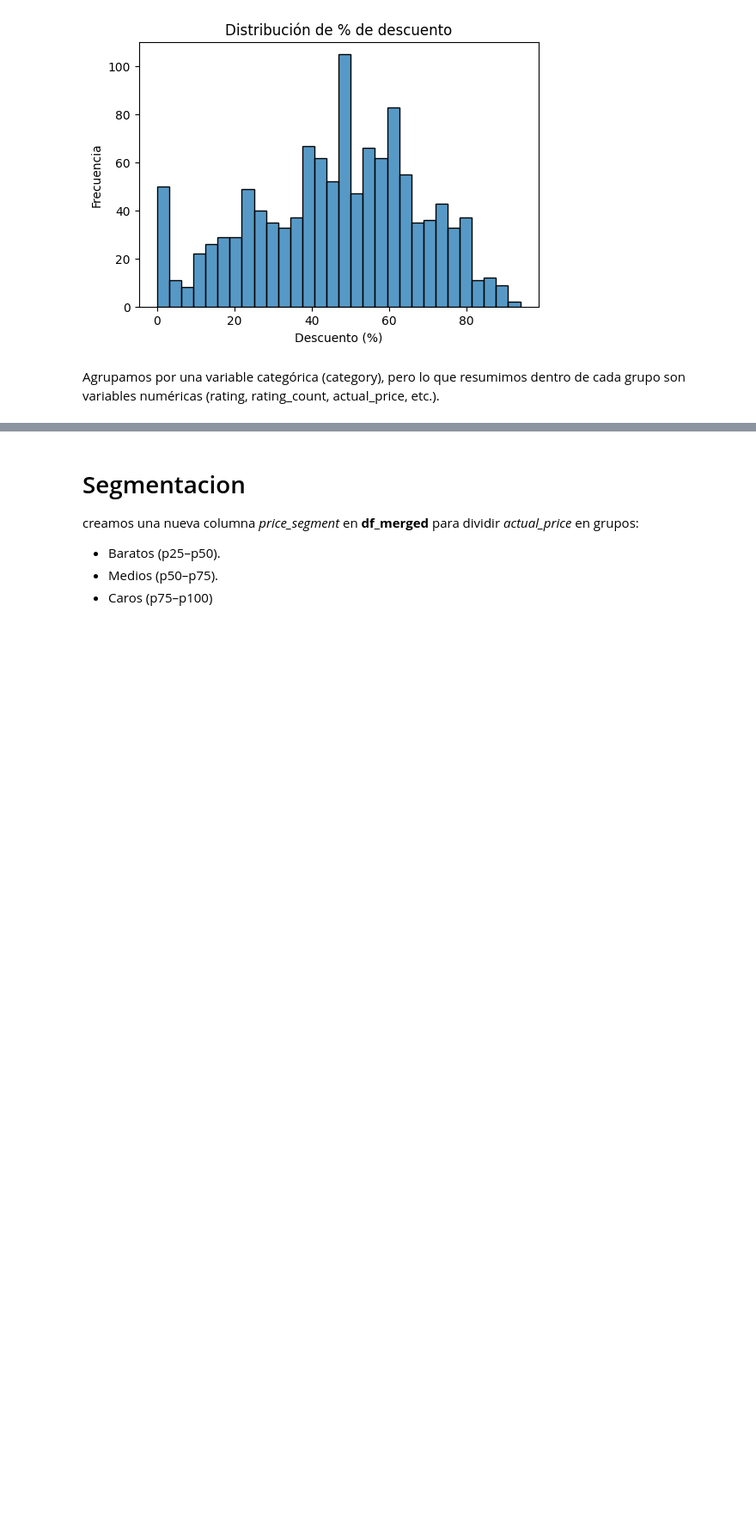
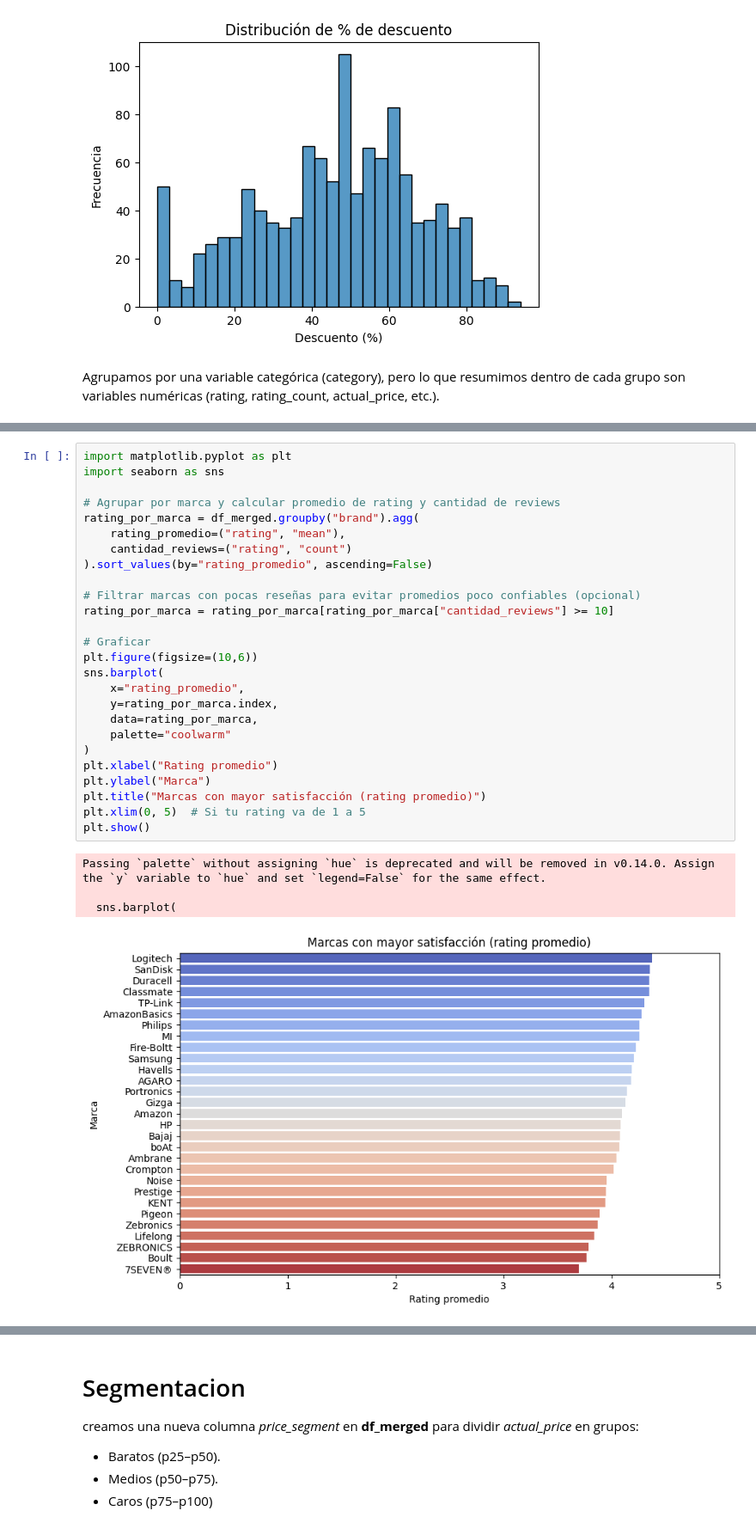
Before and after one commit to Blangis/DataLab-Amazon-dataset, a Jupyter notebook: notebooks/amazon.ipynb, the cells around one changed output, grey strips where cells are left out. Shown at 86% size. Saved outputs shown, nothing was run; the diff lists cells and outputs as text; blank space fills up the shorter version.

Commit message:
ratings por marca

```diff
--- a/notebooks/amazon.ipynb
+++ b/notebooks/amazon.ipynb
@@ -908,5 +908,36 @@ Resumen por categoría (promedios y sumas):
 | Health&PersonalCare | 4.000000 | 3663 | 1900.000000 | 899.000000 | 53.000000 |
 | MusicalInstruments | 3.900000 | 88882 | 1347.000000 | 638.000000 | 46.000000 |
 | Car&Motorbike | 3.800000 | 1118 | 4000.000000 | 2339.000000 | 42.000000 |
+# %%
+import matplotlib.pyplot as plt
+import seaborn as sns
+
+# Agrupar por marca y calcular promedio de rating y cantidad de reviews
+rating_por_marca = df_merged.groupby("brand").agg(
+    rating_promedio=("rating", "mean"),
+    cantidad_reviews=("rating", "count")
+).sort_values(by="rating_promedio", ascending=False)
+
+# Filtrar marcas con pocas reseñas para evitar promedios poco confiables (opcional)
+rating_por_marca = rating_por_marca[rating_por_marca["cantidad_reviews"] >= 10]
+
+# Graficar
+plt.figure(figsize=(10,6))
+sns.barplot(
+    x="rating_promedio",
+    y=rating_por_marca.index,
+    data=rating_por_marca,
+    palette="coolwarm"
+)
+plt.xlabel("Rating promedio")
+plt.ylabel("Marca")
+plt.title("Marcas con mayor satisfacción (rating promedio)")
+plt.xlim(0, 5)  # Si tu rating va de 1 a 5
+plt.show()
+# %% [output]
+Passing `palette` without assigning `hue` is deprecated and will be removed in v0.14.0. Assign the `y` variable to `hue` and set `legend=False` for the same effect.
+
+  sns.barplot(
+[figure, added]
 # %%
 # 4. Relaciones entre variables
```
Also changed, not shown: parts of 7 cells of this notebook, 2 other files.
